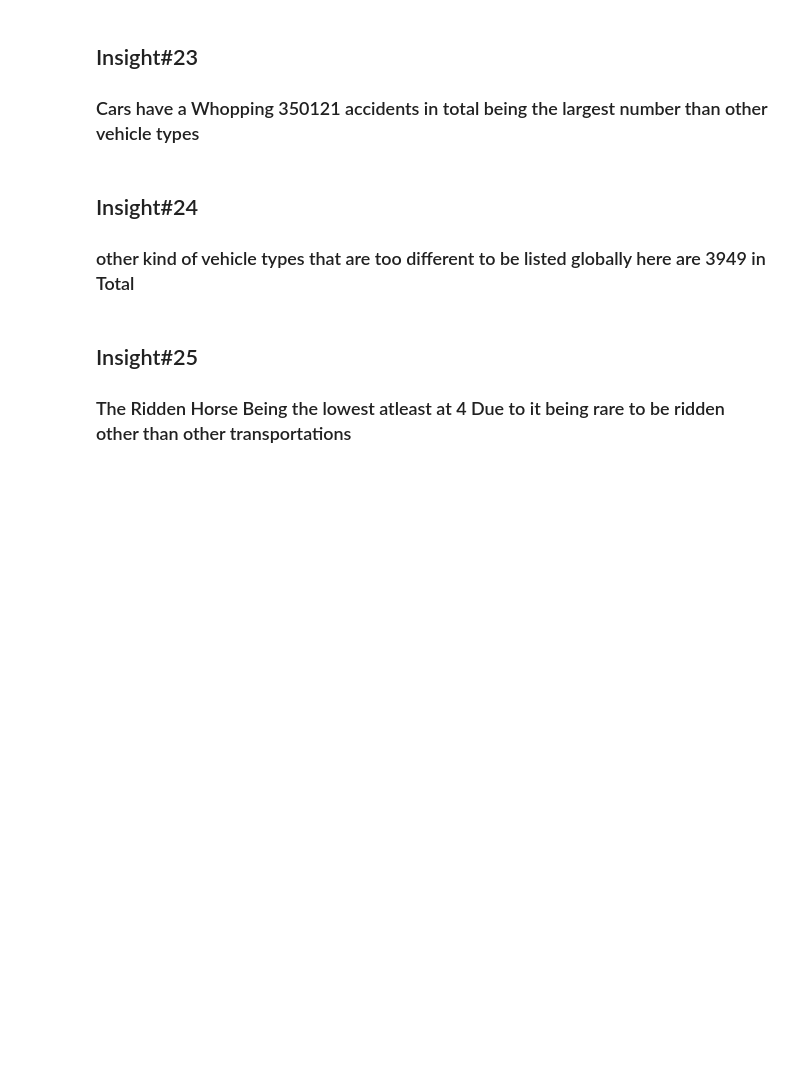
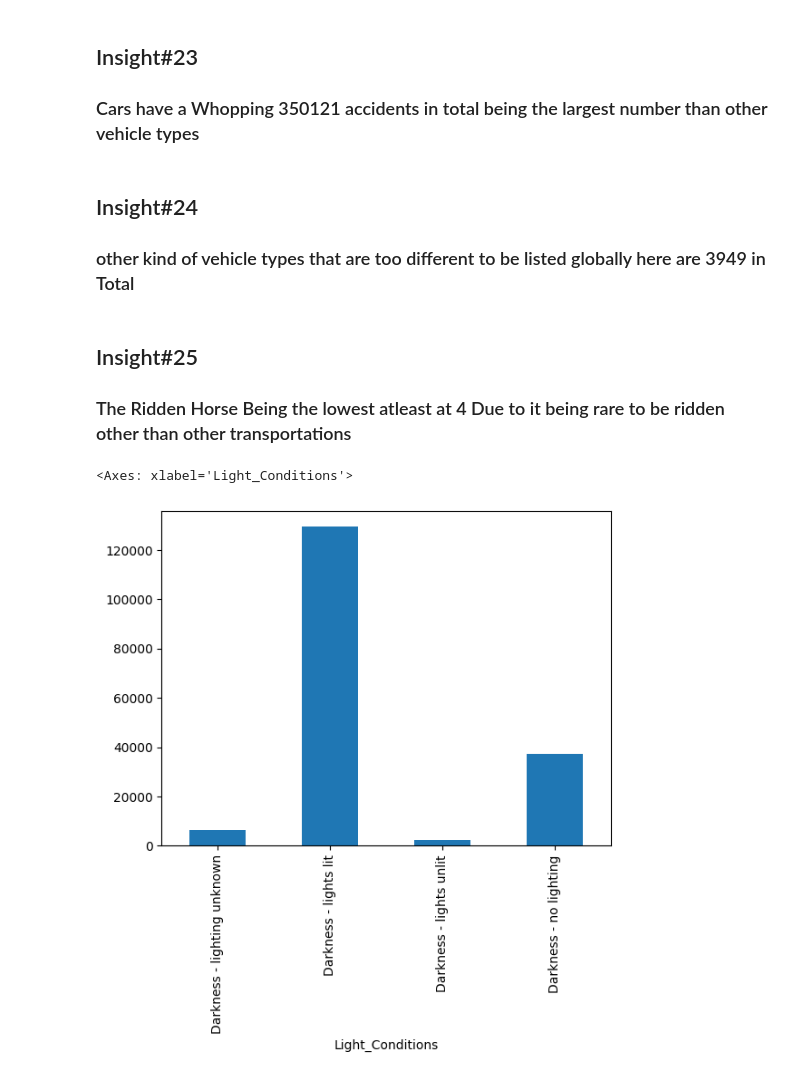
Before and after one commit to RomGio/ELEC303-DATA-ANALYTICS-BERMDEZ, a Jupyter notebook: ELEC03-3A/Bermudez/Activity2RoadAccidents.ipynb, the cells around one changed output. Saved outputs shown, nothing was run; the diff lists cells and outputs as text; code cells hidden in the pictures; blank space fills up the shorter version.

```diff
--- a/ELEC03-3A/Bermudez/Activity2RoadAccidents.ipynb
+++ b/ELEC03-3A/Bermudez/Activity2RoadAccidents.ipynb
@@ -671,3 +672,9 @@ Name: count, dtype: int64
 # %% [markdown]
 <h2>Insight#25
 <h3>The Ridden Horse Being the lowest atleast at 4 Due to it being rare to be ridden other than other transportations
+# %%
+nodaylight_df = ukacc[ukacc['Light_Conditions'] != 'Daylight']
+nodaylight_df.groupby('Light_Conditions')['Index'].size().plot(kind='bar')
+# %% [output]
+<Axes: xlabel='Light_Conditions'>
+[figure, added]
```
Also changed, not shown: parts of 4 cells of this notebook.
